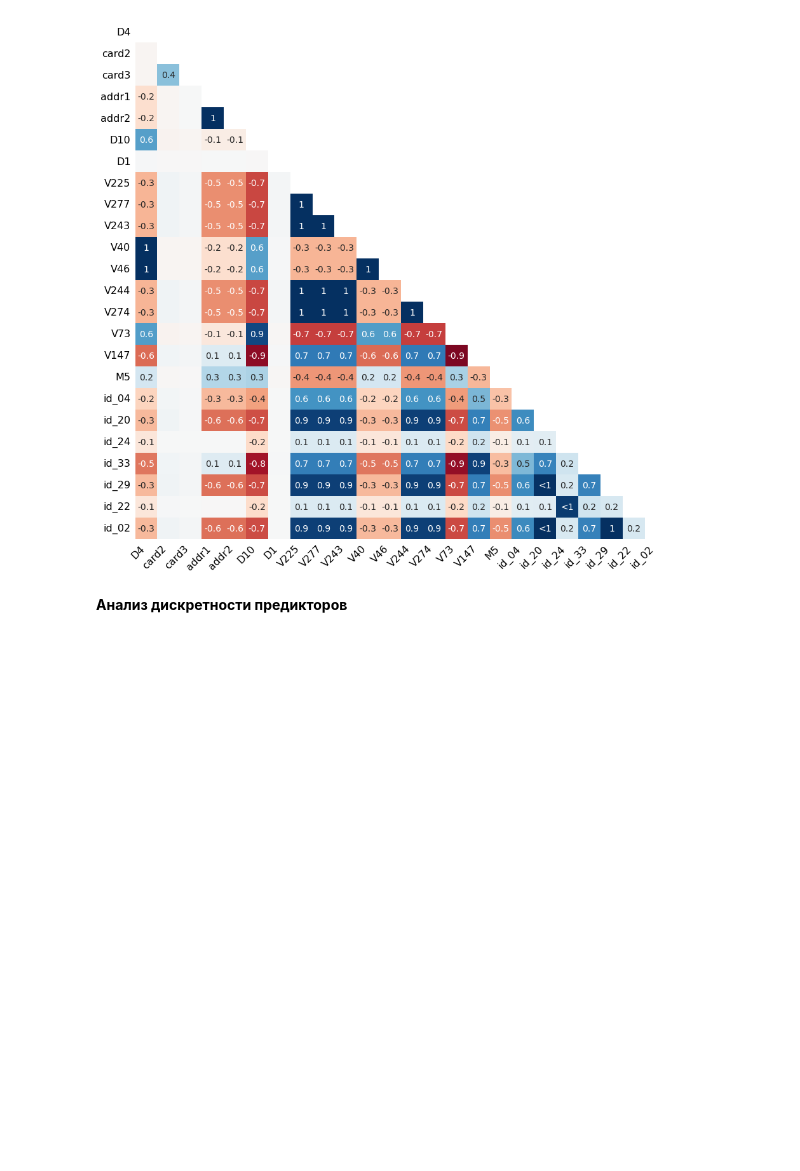
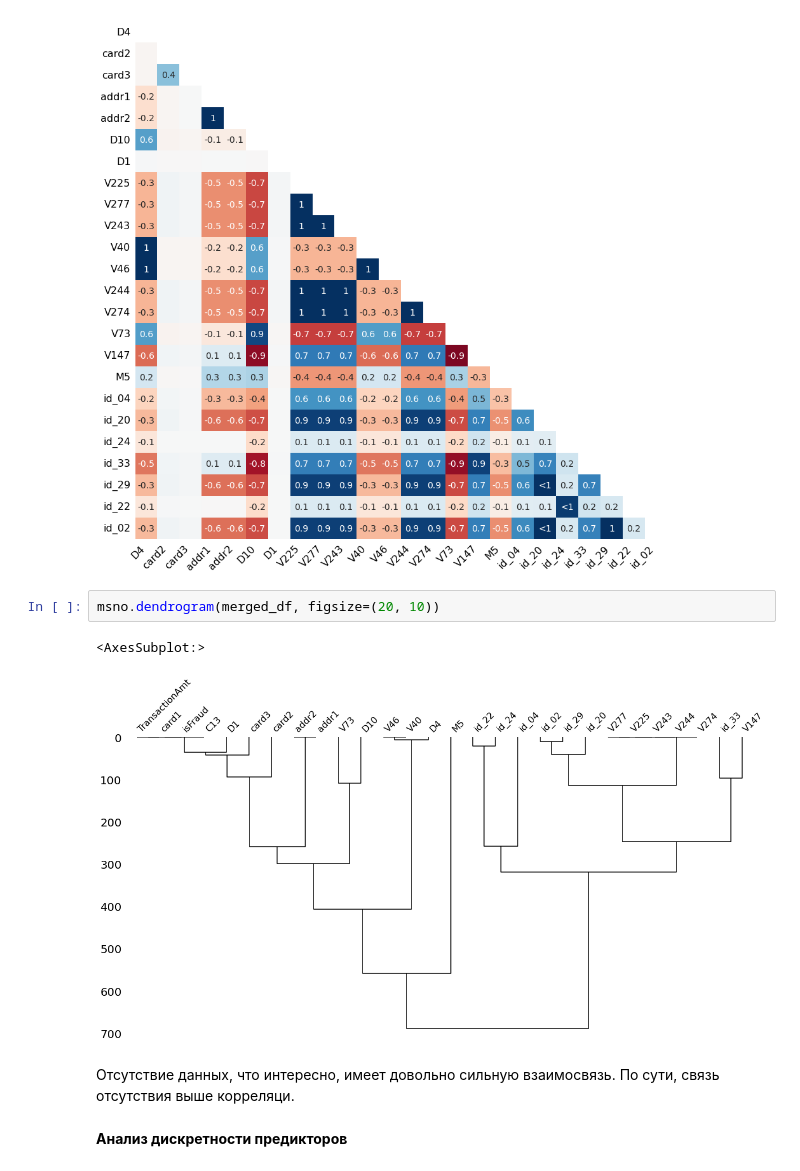
Before and after one commit to jast4ik/Hillel_ML_HW, a Jupyter notebook: Homework11/HW11-V2.ipynb, the cells around one changed output. Saved outputs shown, nothing was run; the diff lists cells and outputs as text; blank space fills up the shorter version.

```diff
--- a/Homework11/HW11-V2.ipynb
+++ b/Homework11/HW11-V2.ipynb
@@ -93,6 +92,13 @@ msno.heatmap(merged_df, figsize=(15, 15), cbar=False)
 plt.show()
 # %% [output]
 [figure]
+# %%
+msno.dendrogram(merged_df, figsize=(20, 10))
+# %% [output]
+<AxesSubplot:>
+[figure, added]
+# %% [markdown]
+Отсутствие данных, что интересно, имеет довольно сильную взаимосвязь. По сути, связь отсутствия выше корреляци.
 # %% [markdown]
 **Анализ дискретности предикторов**
 # %%
```
Also changed, not shown: parts of 20 cells of this notebook, 2 other files.
